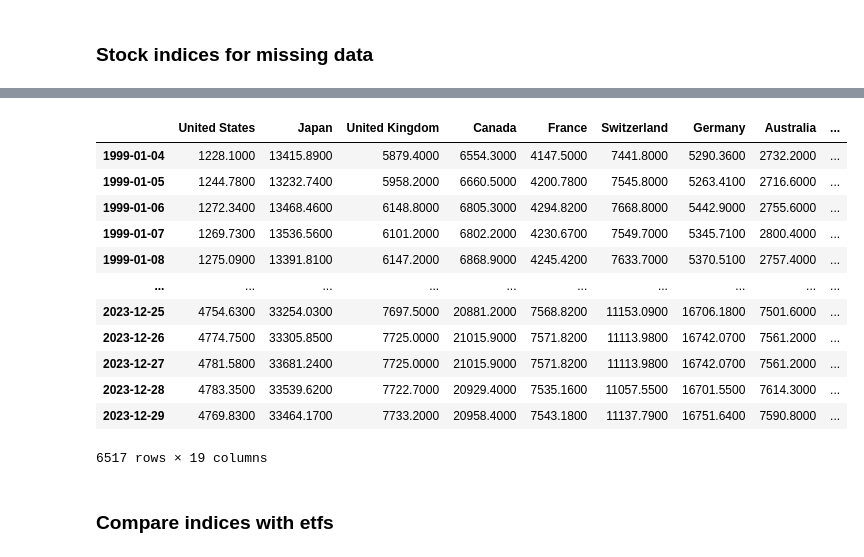
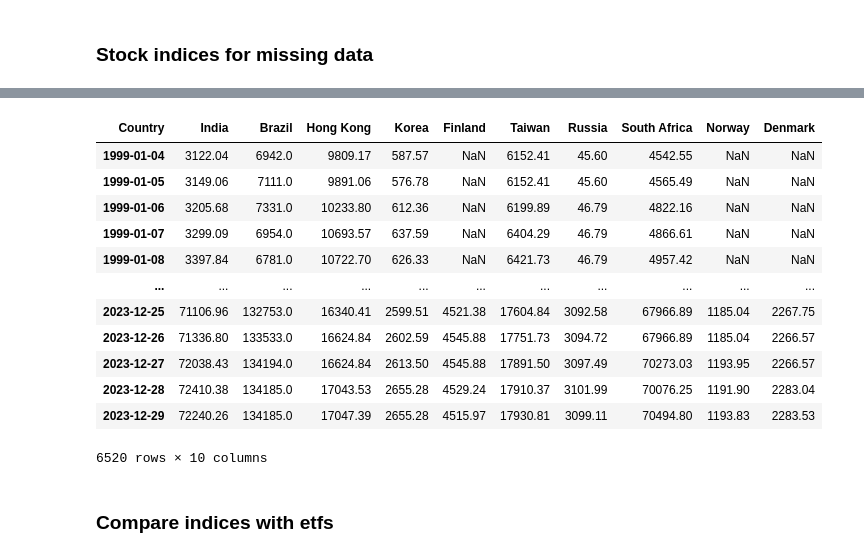
Before and after one commit to lharazin/TFM, a Jupyter notebook: Algorithm/data_preprocessing.ipynb, the cells around one changed output, grey strips where cells are left out. Cells and saved outputs as stored; diff of their text form; code cells hidden in the pictures.

```diff
--- a/Algorithm/data_preprocessing.ipynb
+++ b/Algorithm/data_preprocessing.ipynb
@@ -9,15 +9,18 @@ load_dotenv()
 
 import yfinance as yf
 # %%
-# Selected most important countries that
-# covers 94-96% of total weight of MSCI ACWI in years 1999 - 2024
+# Selected 27 most important countries that covers
+# around 98% of total weight of MSCI ACWI in years 1999 - 2024
 
 selected_countries = [
     'United States', 'Japan', 'United Kingdom',
     'Canada', 'France', 'Switzerland', 'Germany',
     'Australia', 'Netherlands', 'Sweden',
     'Hong Kong', 'Spain', 'Italy',
+    'Singapore', 'Denmark', 'Finland',
+    'Belgium', 'Norway',
     'China', 'Taiwan', 'India',
-    'Korea', 'Brazil', 'Russia']
+    'Korea', 'Brazil', 'Russia',
+    'South Africa', 'Mexico', 'Malaysia']
 len(selected_countries)
 # %% [output]
@@ -117,7 +124,9 @@ for country in df_etfs.columns:
 ### Stock indices for missing data
 # %%
 stock_indices = sql_handler.read_market_symbols('Stock Index')
-stock_indices = stock_indices[stock_indices['Country'].isin(selected_countries)]
+stock_indices = stock_indices[stock_indices['Country'].isin(
+    ['Taiwan', 'India', 'Korea', 'Brazil', 'Russia', 'Hong Kong',
+     'Denmark', 'Finland', 'Norway', 'South Africa'])]
 stock_indices.index = stock_indices['Country']
 stock_indices
 # %% [output]
@@ -143,8 +146,8 @@ stock_indices
 # %%
 df_stock_indices = pd.DataFrame(index=pd.date_range('1999-01-04', '2023-12-29', freq='B'),
-                                columns=selected_countries)
+                                columns=stock_indices.index)
 
-for country in selected_countries:
+for country in stock_indices.index:
     symbol = stock_indices.loc[country]['Code']
     df_stock_indices.loc[:, country] = sql_handler.read_market_data(symbol)['Value']
 # %% [output]
@@ -195,21 +193,21 @@ for country in df_stock_indices.columns:
     if not str(last_valid).startswith('2023-12-29'):
         print(country, last_valid)
 # %%
-df_stock_indices = df_stock_indices.dropna()
+df_stock_indices = df_stock_indices.ffill()
 df_stock_indices
 # %% [output]
-|  | United States | Japan | United Kingdom | Canada | France | Switzerland | Germany | Australia | ... |
-| 1999-01-04 | 1228.1000 | 13415.8900 | 5879.4000 | 6554.3000 | 4147.5000 | 7441.8000 | 5290.3600 | 2732.2000 | ... |
-| 1999-01-05 | 1244.7800 | 13232.7400 | 5958.2000 | 6660.5000 | 4200.7800 | 7545.8000 | 5263.4100 | 2716.6000 | ... |
-| 1999-01-06 | 1272.3400 | 13468.4600 | 6148.8000 | 6805.3000 | 4294.8200 | 7668.8000 | 5442.9000 | 2755.6000 | ... |
-| 1999-01-07 | 1269.7300 | 13536.5600 | 6101.2000 | 6802.2000 | 4230.6700 | 7549.7000 | 5345.7100 | 2800.4000 | ... |
-| 1999-01-08 | 1275.0900 | 13391.8100 | 6147.2000 | 6868.9000 | 4245.4200 | 7633.7000 | 5370.5100 | 2757.4000 | ... |
-| ... | ... | ... | ... | ... | ... | ... | ... | ... | ... |
-| 2023-12-25 | 4754.6300 | 33254.0300 | 7697.5000 | 20881.2000 | 7568.8200 | 11153.0900 | 16706.1800 | 7501.6000 | ... |
-| 2023-12-26 | 4774.7500 | 33305.8500 | 7725.0000 | 21015.9000 | 7571.8200 | 11113.9800 | 16742.0700 | 7561.2000 | ... |
-| 2023-12-27 | 4781.5800 | 33681.2400 | 7725.0000 | 21015.9000 | 7571.8200 | 11113.9800 | 16742.0700 | 7561.2000 | ... |
-| 2023-12-28 | 4783.3500 | 33539.6200 | 7722.7000 | 20929.4000 | 7535.1600 | 11057.5500 | 16701.5500 | 7614.3000 | ... |
-| 2023-12-29 | 4769.8300 | 33464.1700 | 7733.2000 | 20958.4000 | 7543.1800 | 11137.7900 | 16751.6400 | 7590.8000 | ... |
+| Country | India | Brazil | Hong Kong | Korea | Finland | Taiwan | Russia | South Africa | Norway | Denmark |
+| 1999-01-04 | 3122.04 | 6942.0 | 9809.17 | 587.57 | NaN | 6152.41 | 45.60 | 4542.55 | NaN | NaN |
+| 1999-01-05 | 3149.06 | 7111.0 | 9891.06 | 576.78 | NaN | 6152.41 | 45.60 | 4565.49 | NaN | NaN |
+| 1999-01-06 | 3205.68 | 7331.0 | 10233.80 | 612.36 | NaN | 6199.89 | 46.79 | 4822.16 | NaN | NaN |
+| 1999-01-07 | 3299.09 | 6954.0 | 10693.57 | 637.59 | NaN | 6404.29 | 46.79 | 4866.61 | NaN | NaN |
+| 1999-01-08 | 3397.84 | 6781.0 | 10722.70 | 626.33 | NaN | 6421.73 | 46.79 | 4957.42 | NaN | NaN |
+| ... | ... | ... | ... | ... | ... | ... | ... | ... | ... | ... |
+| 2023-12-25 | 71106.96 | 132753.0 | 16340.41 | 2599.51 | 4521.38 | 17604.84 | 3092.58 | 67966.89 | 1185.04 | 2267.75 |
+| 2023-12-26 | 71336.80 | 133533.0 | 16624.84 | 2602.59 | 4545.88 | 17751.73 | 3094.72 | 67966.89 | 1185.04 | 2266.57 |
+| 2023-12-27 | 72038.43 | 134194.0 | 16624.84 | 2613.50 | 4545.88 | 17891.50 | 3097.49 | 70273.03 | 1193.95 | 2266.57 |
+| 2023-12-28 | 72410.38 | 134185.0 | 17043.53 | 2655.28 | 4529.24 | 17910.37 | 3101.99 | 70076.25 | 1191.90 | 2283.04 |
+| 2023-12-29 | 72240.26 | 134185.0 | 17047.39 | 2655.28 | 4515.97 | 17930.81 | 3099.11 | 70494.80 | 1193.83 | 2283.53 |
-6517 rows × 19 columns
+6520 rows × 10 columns
 # %% [markdown]
 ### Compare indices with etfs
```
Also changed, not shown: parts of 23 cells of this notebook, 9 other files.
